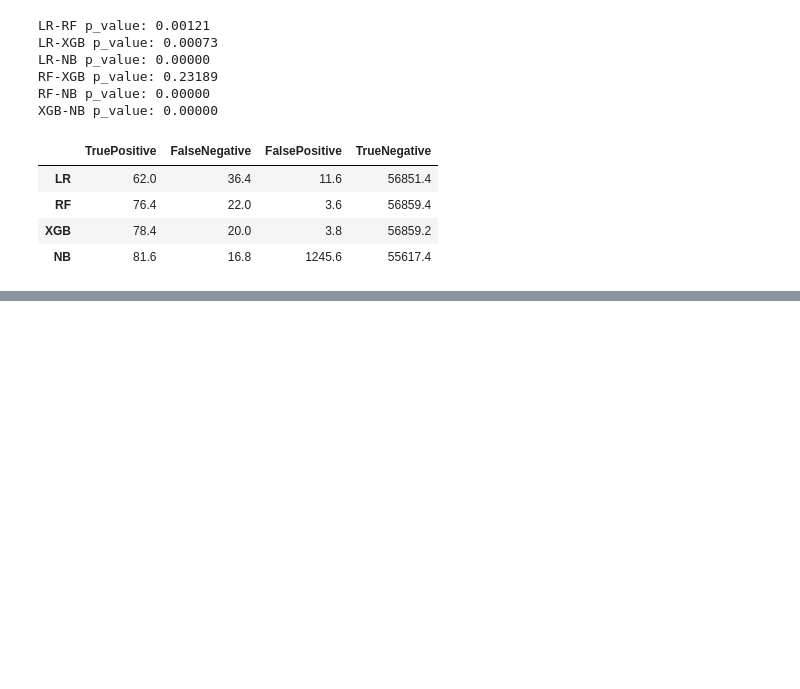
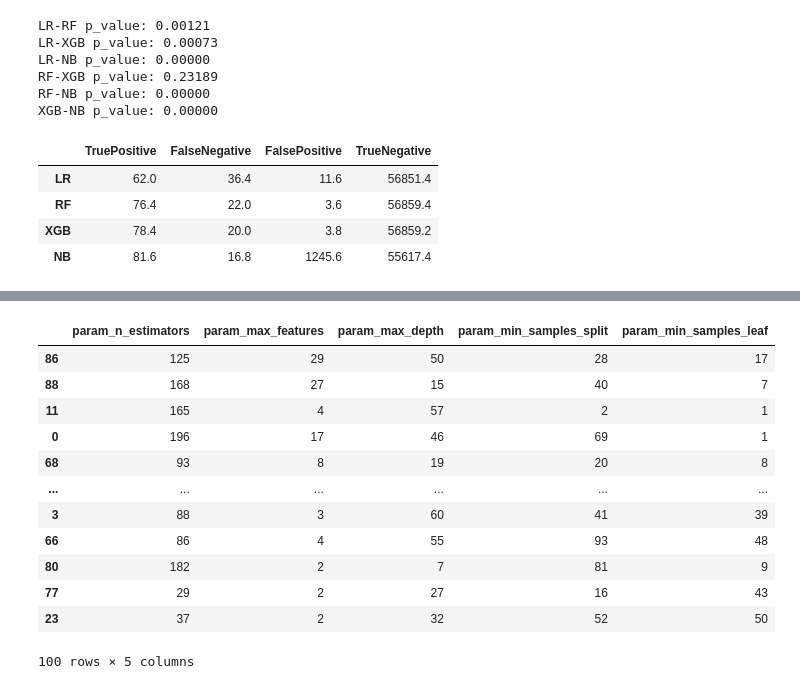
Before and after one commit to VladimirIsakov91/CreditCardFraud, a Jupyter notebook: CreditCardFraud.ipynb, the cells around one changed output, grey strips where cells are left out. Saved outputs shown, nothing was run; the diff lists cells and outputs as text; code cells hidden in the pictures; blank space fills up the shorter version.

```diff
--- a/CreditCardFraud.ipynb
+++ b/CreditCardFraud.ipynb
@@ -337,0 +342,22 @@ confs
+# %%
+rf = RandomForestClassifier(random_state=SEED)
+
+params = {'n_estimators': randint(1, 201),
+          'max_depth': randint(2, 61),
+          'min_samples_split': randint(2, 101),
+          'min_samples_leaf': randint(1, 51),
+          'max_features': randint(2, 30)
+          }
+
+search = RandomizedSearchCV(estimator=rf,
+                            param_distributions=params,
+                            n_iter=100,
+                            n_jobs=JOBS,
+                            cv=StratifiedKFold(random_state=SEED, shuffle=True, n_splits=5),
+                            verbose=10,
+                            random_state=SEED,
+                            scoring={'AP': 'average_precision', 'Recall': 'recall', 'Precision': 'precision'},
+                            refit=False,
+                            return_train_score=True,
+                            error_score='raise'
+                            )
@@ -337,0 +429,19 @@ confs
+# %%
+sorted = res.sort_values(by=['mean_test_Recall'], ascending=False)
+best_params = sorted[['param_n_estimators', 'param_max_features', 'param_max_depth',
+                      'param_min_samples_split', 'param_min_samples_leaf']]
+best_params
+# %% [output]
+|  | param_n_estimators | param_max_features | param_max_depth | param_min_samples_split | param_min_samples_leaf |
+| 86 | 125 | 29 | 50 | 28 | 17 |
+| 88 | 168 | 27 | 15 | 40 | 7 |
+| 11 | 165 | 4 | 57 | 2 | 1 |
+| 0 | 196 | 17 | 46 | 69 | 1 |
+| 68 | 93 | 8 | 19 | 20 | 8 |
+| ... | ... | ... | ... | ... | ... |
+| 3 | 88 | 3 | 60 | 41 | 39 |
+| 66 | 86 | 4 | 55 | 93 | 48 |
+| 80 | 182 | 2 | 7 | 81 | 9 |
+| 77 | 29 | 2 | 27 | 16 | 43 |
+| 23 | 37 | 2 | 32 | 52 | 50 |
+100 rows × 5 columns
```
Also changed, not shown: parts of 12 cells of this notebook.
